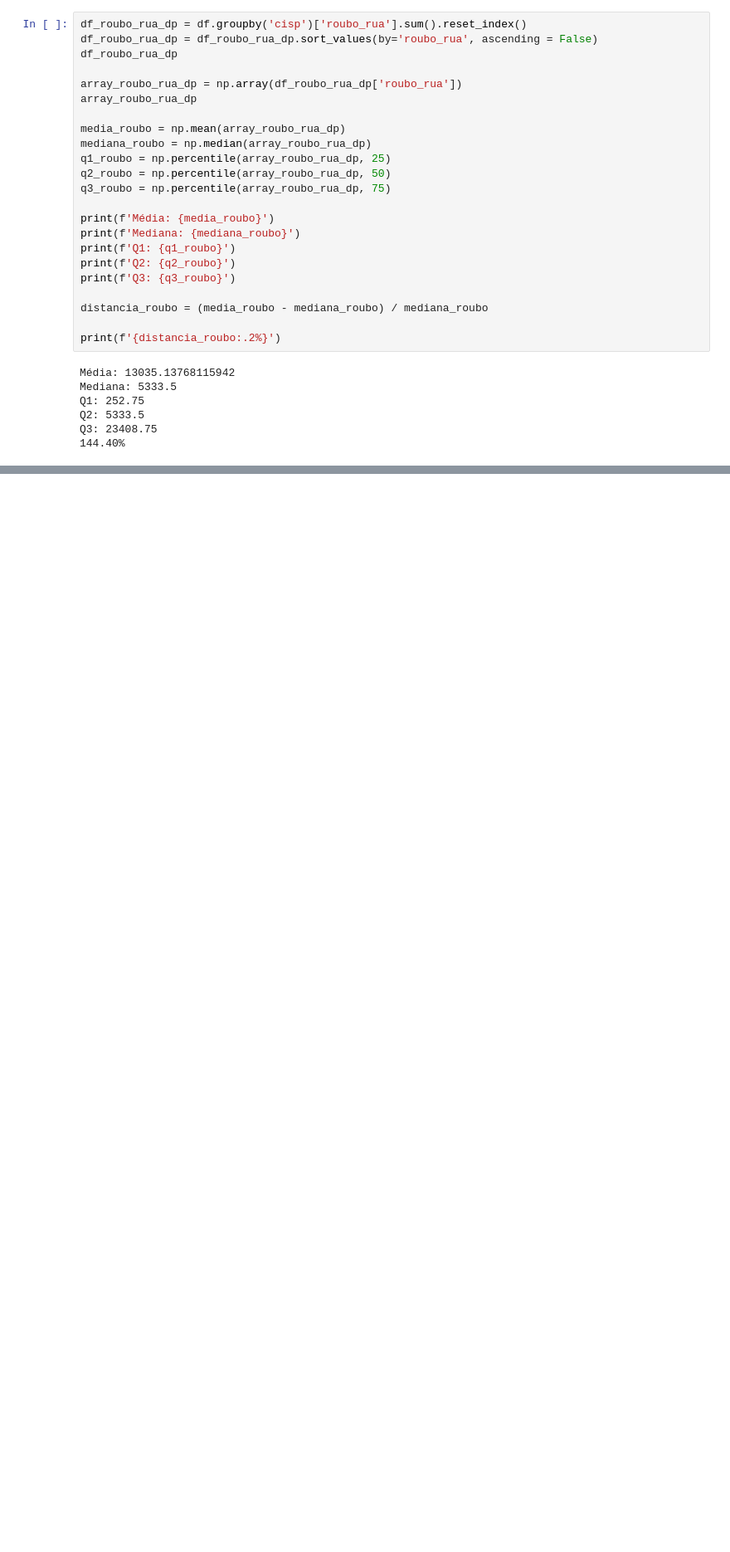
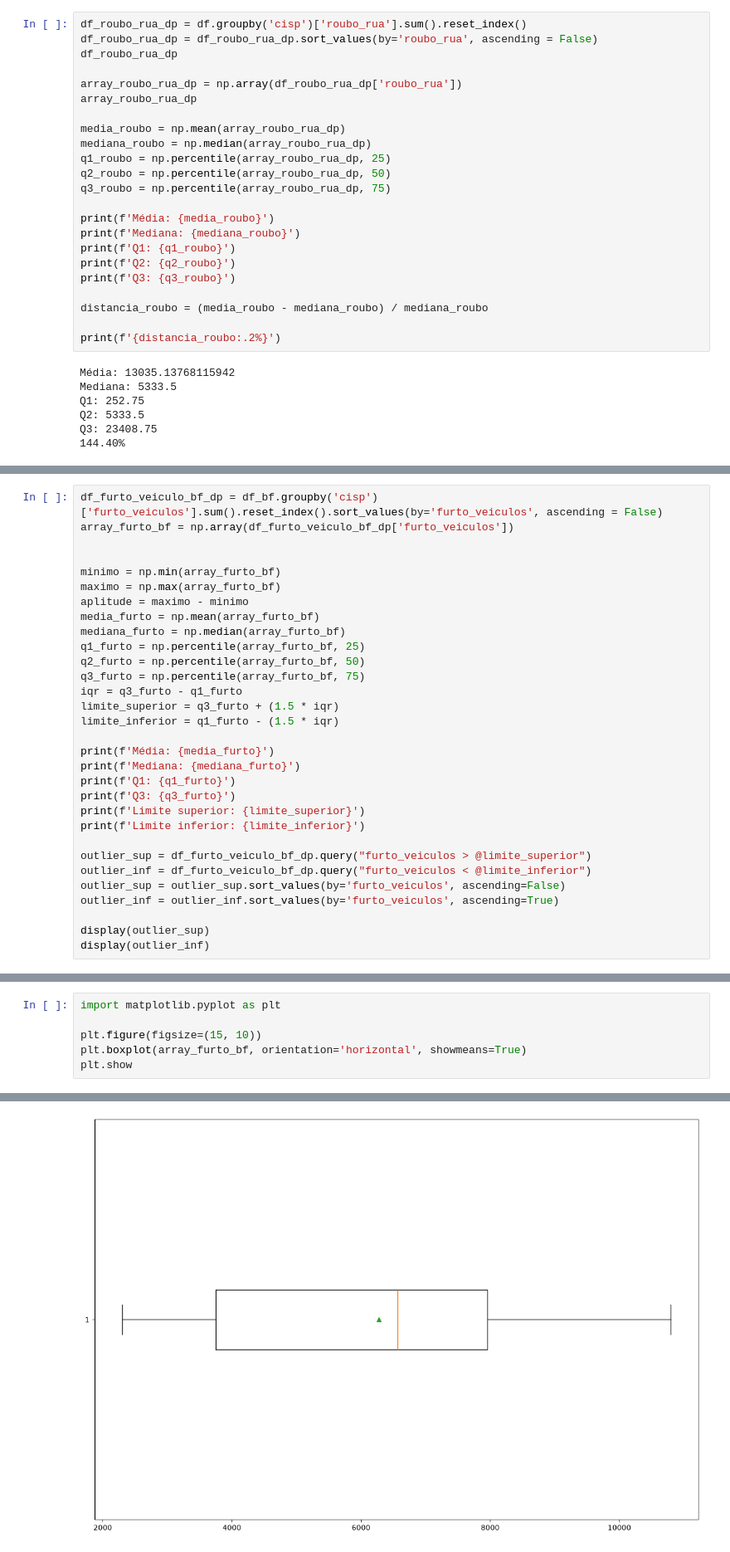
Before and after one commit to danicarvalho-1995/UC2, a Jupyter notebook: ISP_Dados.ipynb, the cells around one changed output, grey strips where cells are left out. Shown at 83% size. Cells and saved outputs as stored; diff of their text form; blank space fills up the shorter version.

```diff
--- a/ISP_Dados.ipynb
+++ b/ISP_Dados.ipynb
@@ -207,0 +421,31 @@ Q3: 23408.75
+# %%
+df_furto_veiculo_bf_dp = df_bf.groupby('cisp')['furto_veiculos'].sum().reset_index().sort_values(by='furto_veiculos', ascending = False)
+array_furto_bf = np.array(df_furto_veiculo_bf_dp['furto_veiculos'])
+
+
+minimo = np.min(array_furto_bf)
+maximo = np.max(array_furto_bf)
+aplitude = maximo - minimo
+media_furto = np.mean(array_furto_bf)
+mediana_furto = np.median(array_furto_bf)
+q1_furto = np.percentile(array_furto_bf, 25)
+q2_furto = np.percentile(array_furto_bf, 50)
+q3_furto = np.percentile(array_furto_bf, 75)
+iqr = q3_furto - q1_furto
+limite_superior = q3_furto + (1.5 * iqr)
+limite_inferior = q1_furto - (1.5 * iqr)
+
+print(f'Média: {media_furto}')
+print(f'Mediana: {mediana_furto}')
+print(f'Q1: {q1_furto}')
+print(f'Q3: {q3_furto}')
+print(f'Limite superior: {limite_superior}')
+print(f'Limite inferior: {limite_inferior}')
+
+outlier_sup = df_furto_veiculo_bf_dp.query("furto_veiculos > @limite_superior")
+outlier_inf = df_furto_veiculo_bf_dp.query("furto_veiculos < @limite_inferior")
+outlier_sup = outlier_sup.sort_values(by='furto_veiculos', ascending=False)
+outlier_inf = outlier_inf.sort_values(by='furto_veiculos', ascending=True)
+
+display(outlier_sup)
+display(outlier_inf)
@@ -207,0 +461,7 @@ Q3: 23408.75
+# %%
+import matplotlib.pyplot as plt
+
+plt.figure(figsize=(15, 10))
+plt.boxplot(array_furto_bf, orientation='horizontal', showmeans=True)
+plt.show
+# %% [output]
@@ -207,0 +469 @@ Q3: 23408.75
+[figure, added]
```
Also changed, not shown: parts of 30 cells of this notebook, 3 other files.
